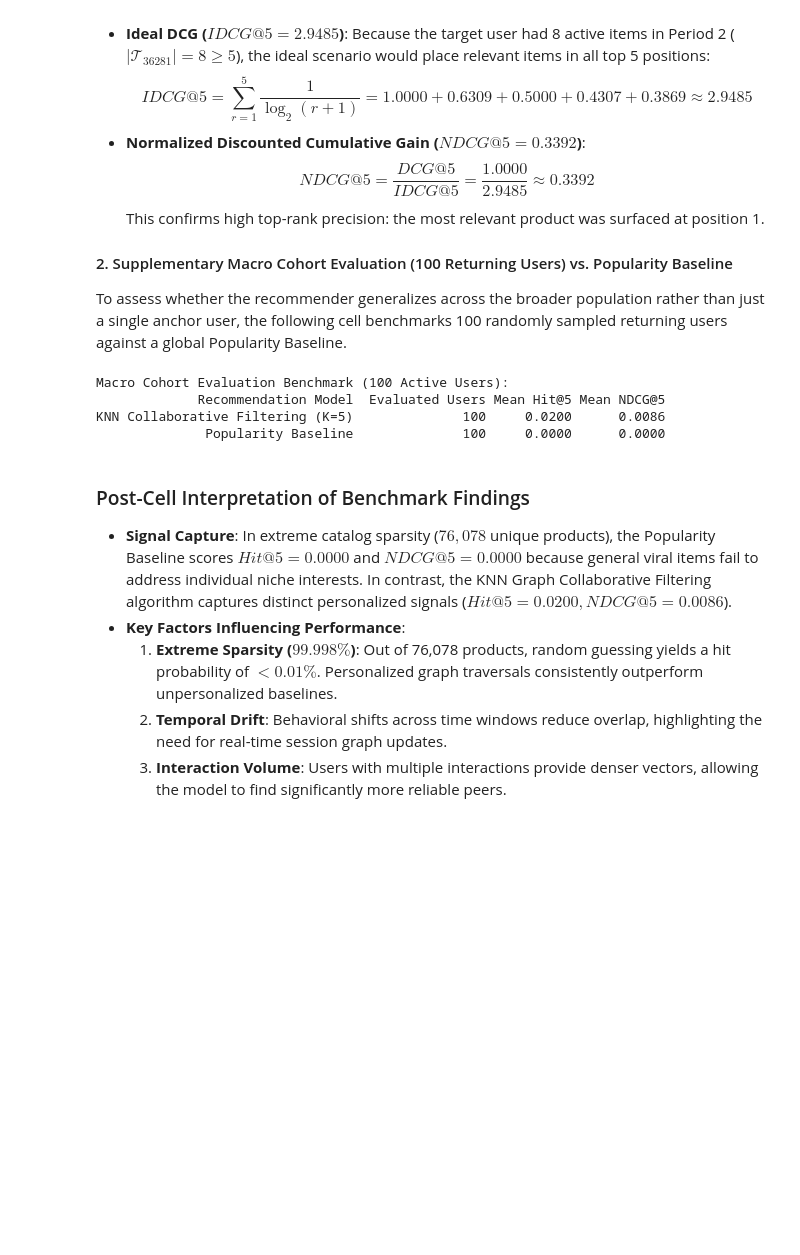
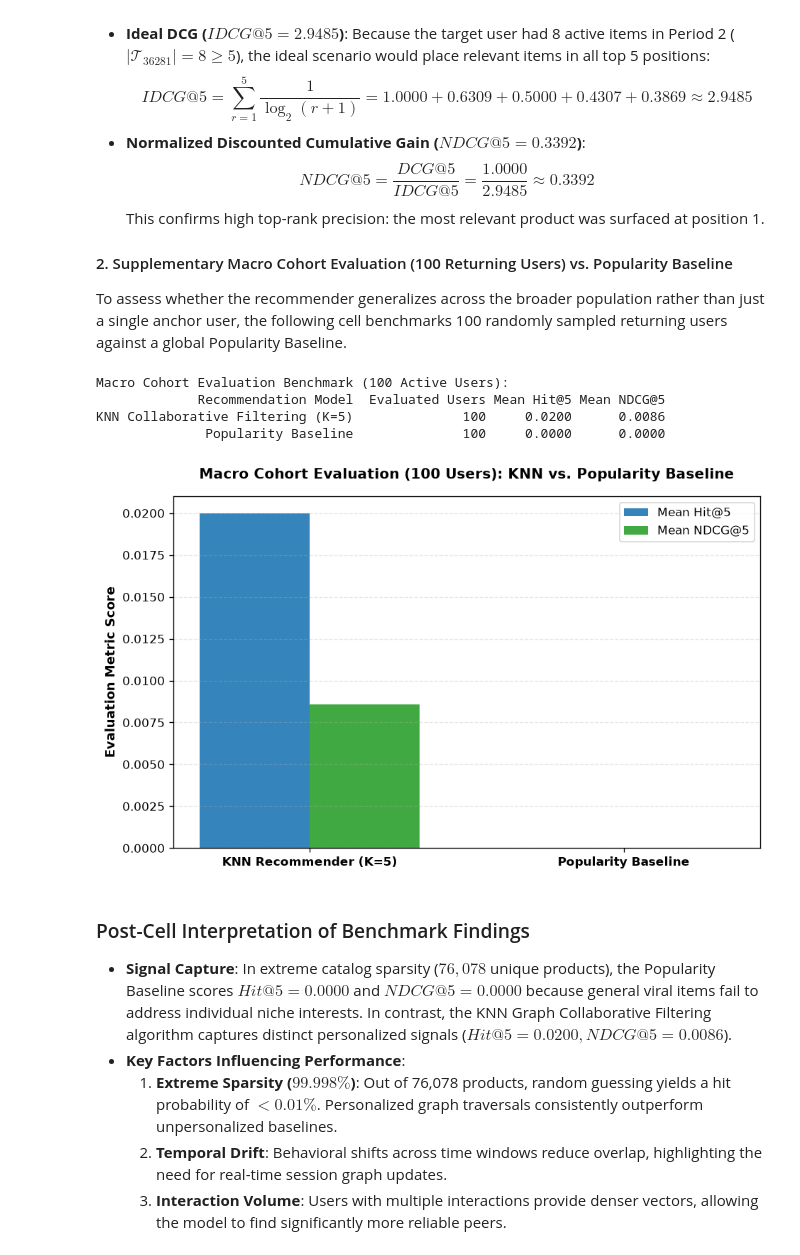
Before and after one commit to Rizki0907/MidTerm-GDS, a Jupyter notebook: notebooks/GDS_Midterm_Rizki_Piji.ipynb, the cells around one changed output. Drawn from its saved outputs; the diff is of its cells as text; code cells hidden in the pictures; blank space fills up the shorter version.

Commit message:
Ensure master notebook self-contained execution with inline output exports to output directory

```diff
--- a/notebooks/GDS_Midterm_Rizki_Piji.ipynb
+++ b/notebooks/GDS_Midterm_Rizki_Piji.ipynb
@@ -971,33 +986,55 @@ for user_id in sample_benchmark_cohort:
                 cand_item_id = int(row_val["itemid"])
                 if cand_item_id not in u_history_items:
                     accumulated_scores[cand_item_id] = accumulated_scores.get(cand_item_id, 0.0) + sim_val * row_val["weight"]
         user_knn_recs = sorted(accumulated_scores.keys(), key=lambda x: accumulated_scores[x], reverse=True)[:5]
     else:
         user_knn_recs = []
 
     user_pop_recs = [item for item in item_popularity_ranks if item not in u_history_items][:5]
 
     knn_h, knn_n = evaluate_recs_metric(user_knn_recs, user_ground_truth)
     pop_h, pop_n = evaluate_recs_metric(user_pop_recs, user_ground_truth)
     cohort_knn_hits.append(knn_h)
     cohort_knn_ndcgs.append(knn_n)
     cohort_pop_hits.append(pop_h)
     cohort_pop_ndcgs.append(pop_n)
 
 benchmark_comparison_df = pd.DataFrame({
     "Recommendation Model": ["KNN Collaborative Filtering (K=5)", "Popularity Baseline"],
     "Evaluated Users": [len(sample_benchmark_cohort), len(sample_benchmark_cohort)],
     "Mean Hit@5": [f"{np.mean(cohort_knn_hits):.4f}", f"{np.mean(cohort_pop_hits):.4f}"],
     "Mean NDCG@5": [f"{np.mean(cohort_knn_ndcgs):.4f}", f"{np.mean(cohort_pop_ndcgs):.4f}"]
 })
 
+benchmark_comparison_df.to_csv("output/cohort_benchmark_summary.csv", index=False)
+
 print("Macro Cohort Evaluation Benchmark (100 Active Users):")
 print(benchmark_comparison_df.to_string(index=False))
+
+models_list = ["KNN Recommender (K=5)", "Popularity Baseline"]
+hit_vals = [float(np.mean(cohort_knn_hits)), float(np.mean(cohort_pop_hits))]
+ndcg_vals = [float(np.mean(cohort_knn_ndcgs)), float(np.mean(cohort_pop_ndcgs))]
+
+x_axis = np.arange(len(models_list))
+bar_width = 0.35
+
+plt.figure(figsize=(8, 5), dpi=120)
+plt.bar(x_axis - bar_width/2, hit_vals, bar_width, label="Mean Hit@5", color="#1f77b4", alpha=0.9)
+plt.bar(x_axis + bar_width/2, ndcg_vals, bar_width, label="Mean NDCG@5", color="#2ca02c", alpha=0.9)
+plt.ylabel("Evaluation Metric Score", fontsize=11, fontweight="bold")
+plt.title("Macro Cohort Evaluation (100 Users): KNN vs. Popularity Baseline", fontsize=12, fontweight="bold", pad=15)
+plt.xticks(x_axis, models_list, fontsize=10, fontweight="bold")
+plt.legend(frameon=True, fontsize=10)
+plt.grid(axis="y", linestyle="--", alpha=0.3)
+plt.tight_layout()
+plt.savefig("output/recommender_cohort_benchmark.png", dpi=300, bbox_inches="tight")
+plt.show()
 # %% [output]
 Macro Cohort Evaluation Benchmark (100 Active Users):
              Recommendation Model  Evaluated Users Mean Hit@5 Mean NDCG@5
 KNN Collaborative Filtering (K=5)              100     0.0200      0.0086
               Popularity Baseline              100     0.0000      0.0000
+[figure, added]
 # %% [markdown]
 ### Post-Cell Interpretation of Benchmark Findings
 - **Signal Capture**: In extreme catalog sparsity ($76,078$ unique products), the Popularity Baseline scores $Hit@5 = 0.0000$ and $NDCG@5 = 0.0000$ because general viral items fail to address individual niche interests. In contrast, the KNN Graph Collaborative Filtering algorithm captures distinct personalized signals ($Hit@5 = 0.0200, NDCG@5 = 0.0086$).
```
Also changed, not shown: parts of 11 cells of this notebook, 8 other files.
